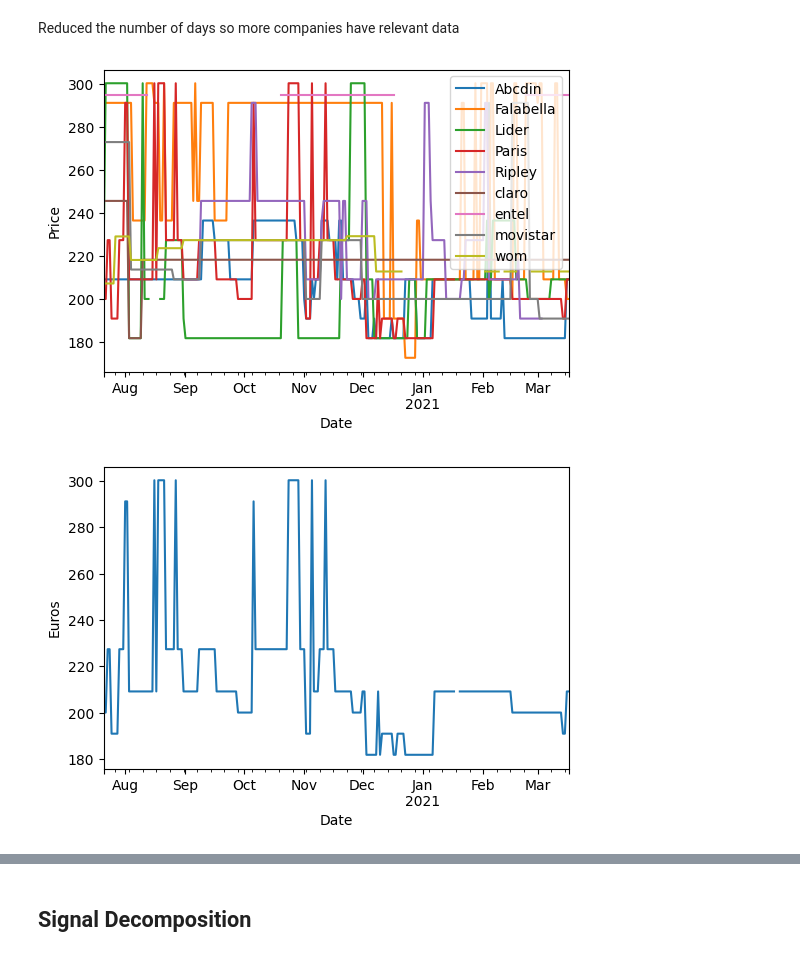
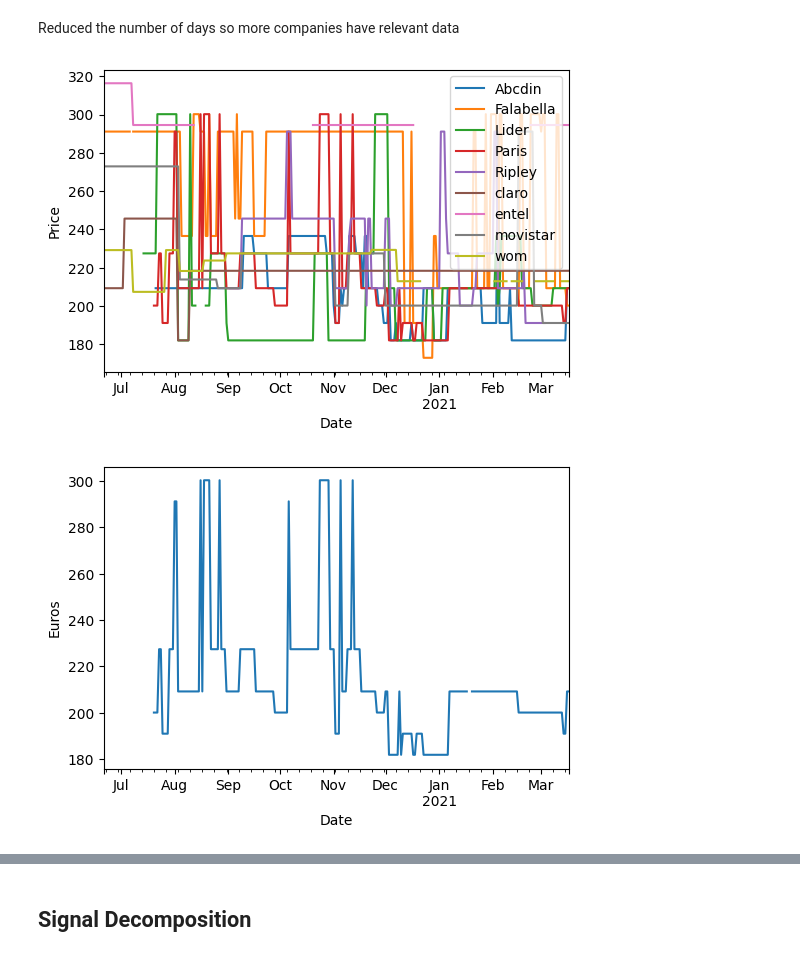
Before and after one commit to MarioCSilva/ProductPricesPrediction, a Jupyter notebook: read_files.ipynb, the cells around one changed output, grey strips where cells are left out. Cells and saved outputs as stored; diff of their text form; code cells hidden in the pictures.

```diff
--- a/read_files.ipynb
+++ b/read_files.ipynb
@@ -109,20 +110,20 @@ plt.show()
 # %% [markdown]
 Reduced the number of days so more companies have relevant data
 # %%
-df_wide = df_wide[30:270]
+df_wide = df_wide[:270]
 df_wide.plot()
 plt.ylabel("Price")
 plt.xlabel("Date")
 plt.show()
 # %% [output]
-[figure, old version]
+[figure, new version]
 # %%
 df_wide["Paris"].plot()
 plt.ylabel('Euros')
 plt.xlabel('Date')
 plt.show()
 # %% [output]
-[figure, old version]
+[figure, new version]
 # %%
 df_wide["Paris"].fillna(method='bfill', inplace=True)
 df_wide["Paris"].fillna(method='ffill', inplace=True)
```
Also changed, not shown: parts of 62 cells of this notebook.
